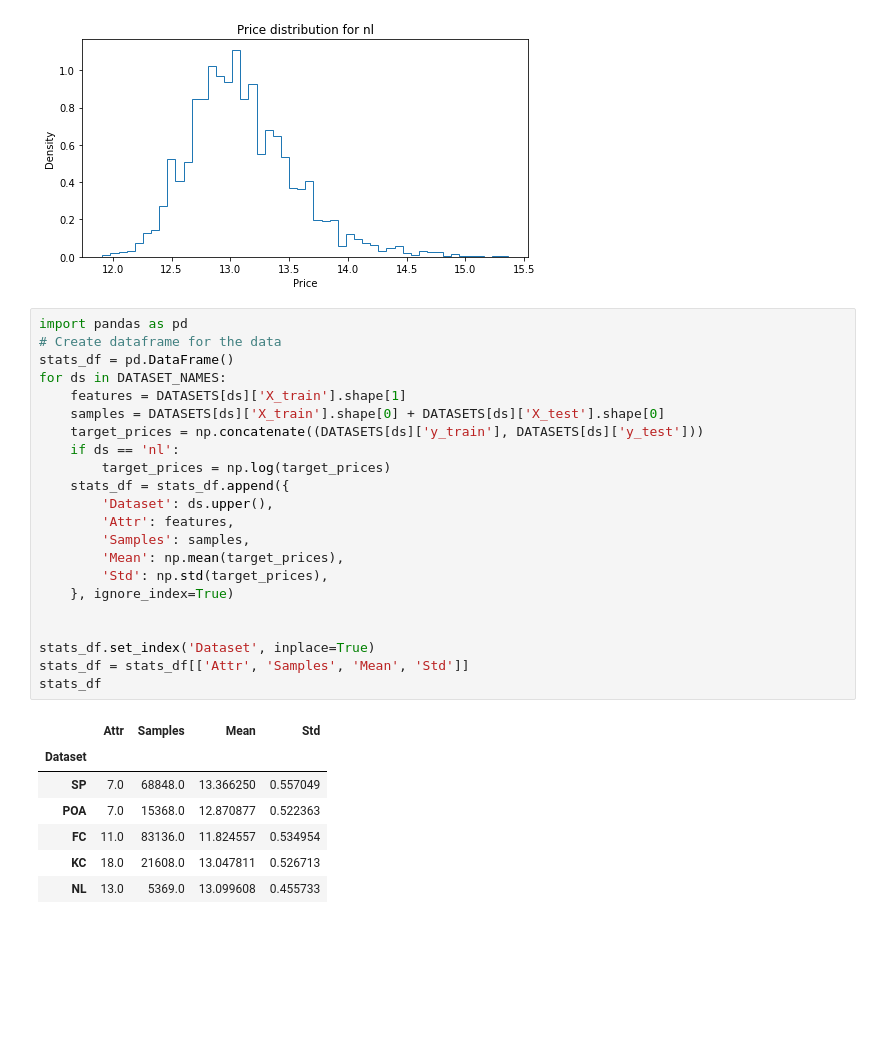
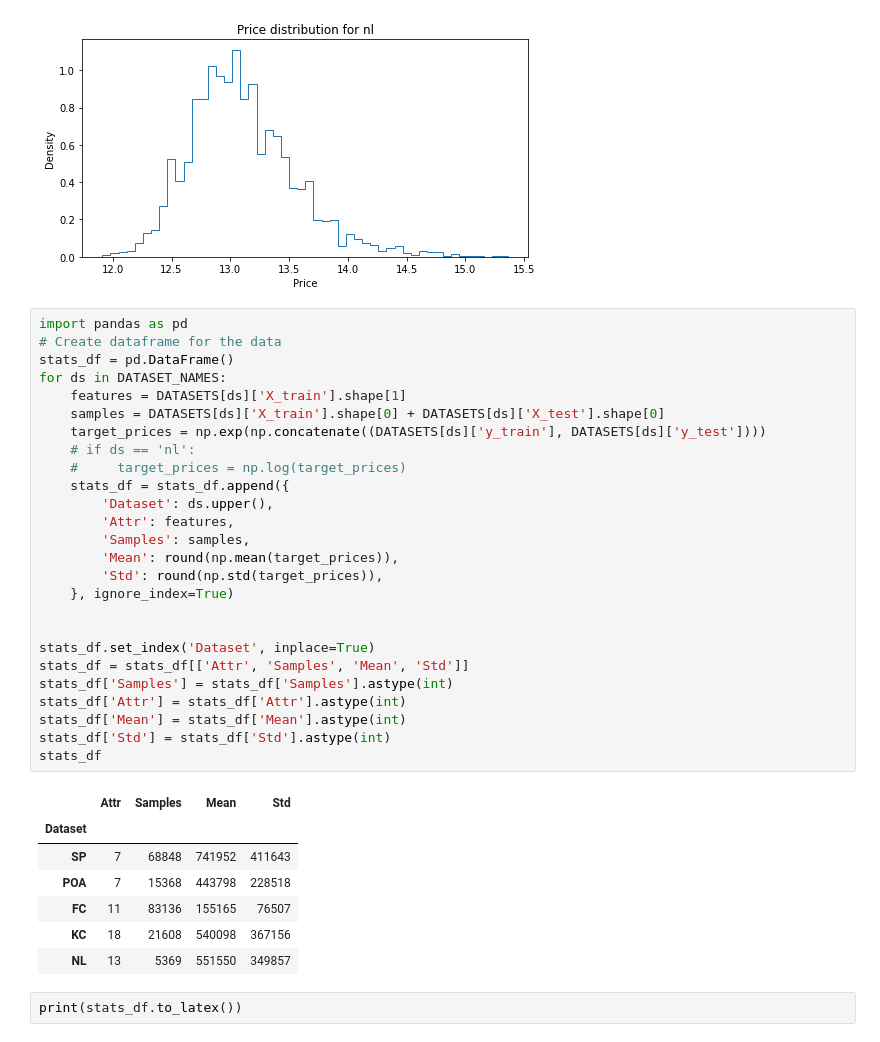
Before and after one commit to ponseko/UC_Project_HPP, a Jupyter notebook: datasets/dataset-statistics.ipynb, the cells around one changed output. Cells and saved outputs as stored; diff of their text form; blank space fills up the shorter version.

```diff
--- a/datasets/dataset-statistics.ipynb
+++ b/datasets/dataset-statistics.ipynb
@@ -258,30 +258,36 @@ Max: 4700000
 # %%
 import pandas as pd
 # Create dataframe for the data
 stats_df = pd.DataFrame()
 for ds in DATASET_NAMES:
     features = DATASETS[ds]['X_train'].shape[1]
     samples = DATASETS[ds]['X_train'].shape[0] + DATASETS[ds]['X_test'].shape[0]
-    target_prices = np.concatenate((DATASETS[ds]['y_train'], DATASETS[ds]['y_test']))
-    if ds == 'nl':
-        target_prices = np.log(target_prices)
+    target_prices = np.exp(np.concatenate((DATASETS[ds]['y_train'], DATASETS[ds]['y_test'])))
+    # if ds == 'nl':
+    #     target_prices = np.log(target_prices)
     stats_df = stats_df.append({
         'Dataset': ds.upper(),
         'Attr': features,
         'Samples': samples,
-        'Mean': np.mean(target_prices),
-        'Std': np.std(target_prices),
+        'Mean': round(np.mean(target_prices)),
+        'Std': round(np.std(target_prices)),
     }, ignore_index=True)
 
 
 stats_df.set_index('Dataset', inplace=True)
 stats_df = stats_df[['Attr', 'Samples', 'Mean', 'Std']]
+stats_df['Samples'] = stats_df['Samples'].astype(int)
+stats_df['Attr'] = stats_df['Attr'].astype(int)
+stats_df['Mean'] = stats_df['Mean'].astype(int)
+stats_df['Std'] = stats_df['Std'].astype(int)
 stats_df
 # %% [output]
 |  | Attr | Samples | Mean | Std |
 | Dataset |  |  |  |  |
-| SP | 7.0 | 68848.0 | 13.366250 | 0.557049 |
-| POA | 7.0 | 15368.0 | 12.870877 | 0.522363 |
-| FC | 11.0 | 83136.0 | 11.824557 | 0.534954 |
-| KC | 18.0 | 21608.0 | 13.047811 | 0.526713 |
-| NL | 13.0 | 5369.0 | 13.099608 | 0.455733 |
+| SP | 7 | 68848 | 741952 | 411643 |
+| POA | 7 | 15368 | 443798 | 228518 |
+| FC | 11 | 83136 | 155165 | 76507 |
+| KC | 18 | 21608 | 540098 | 367156 |
+| NL | 13 | 5369 | 551550 | 349857 |
+# %%
+print(stats_df.to_latex())
```
Also changed, not shown: parts of 2 cells of this notebook, 2 other files.
